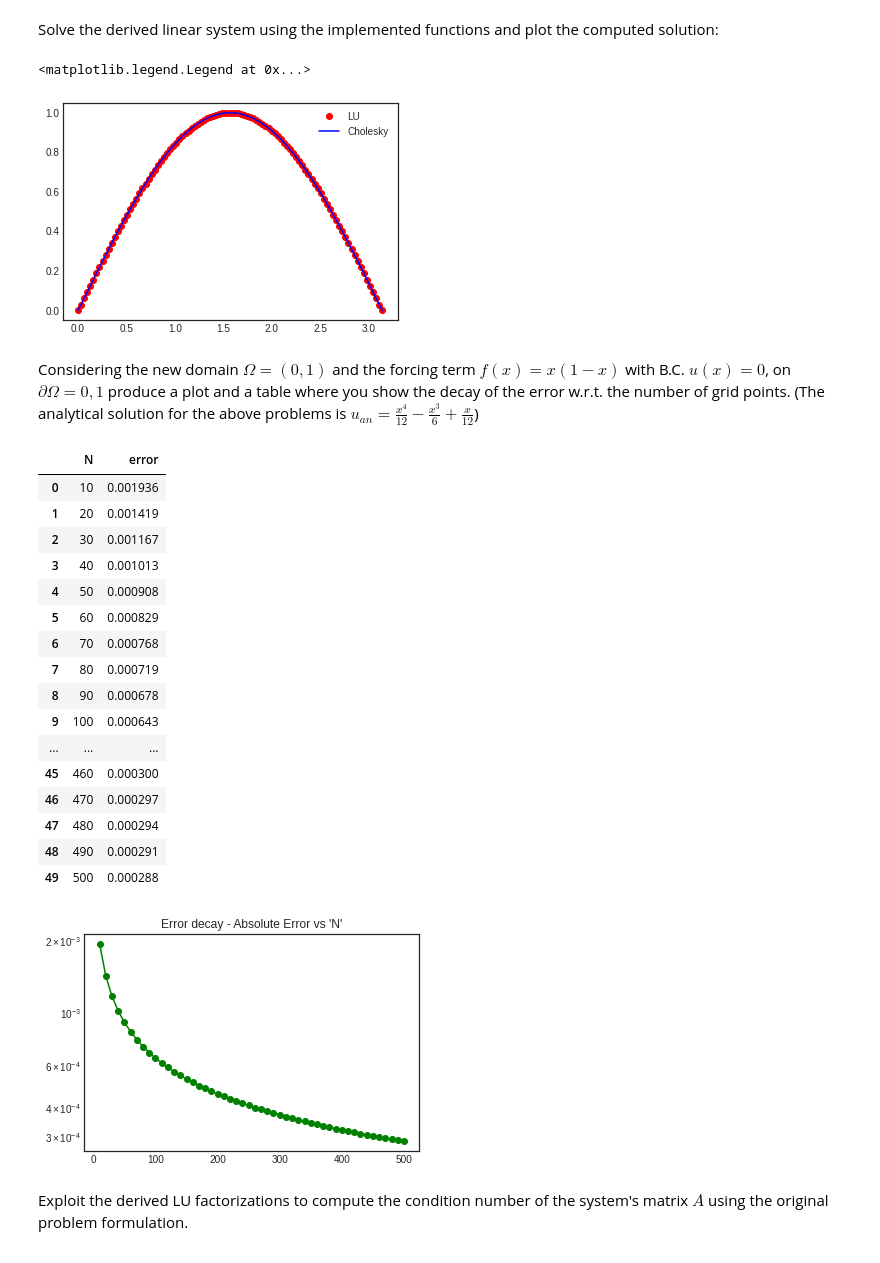
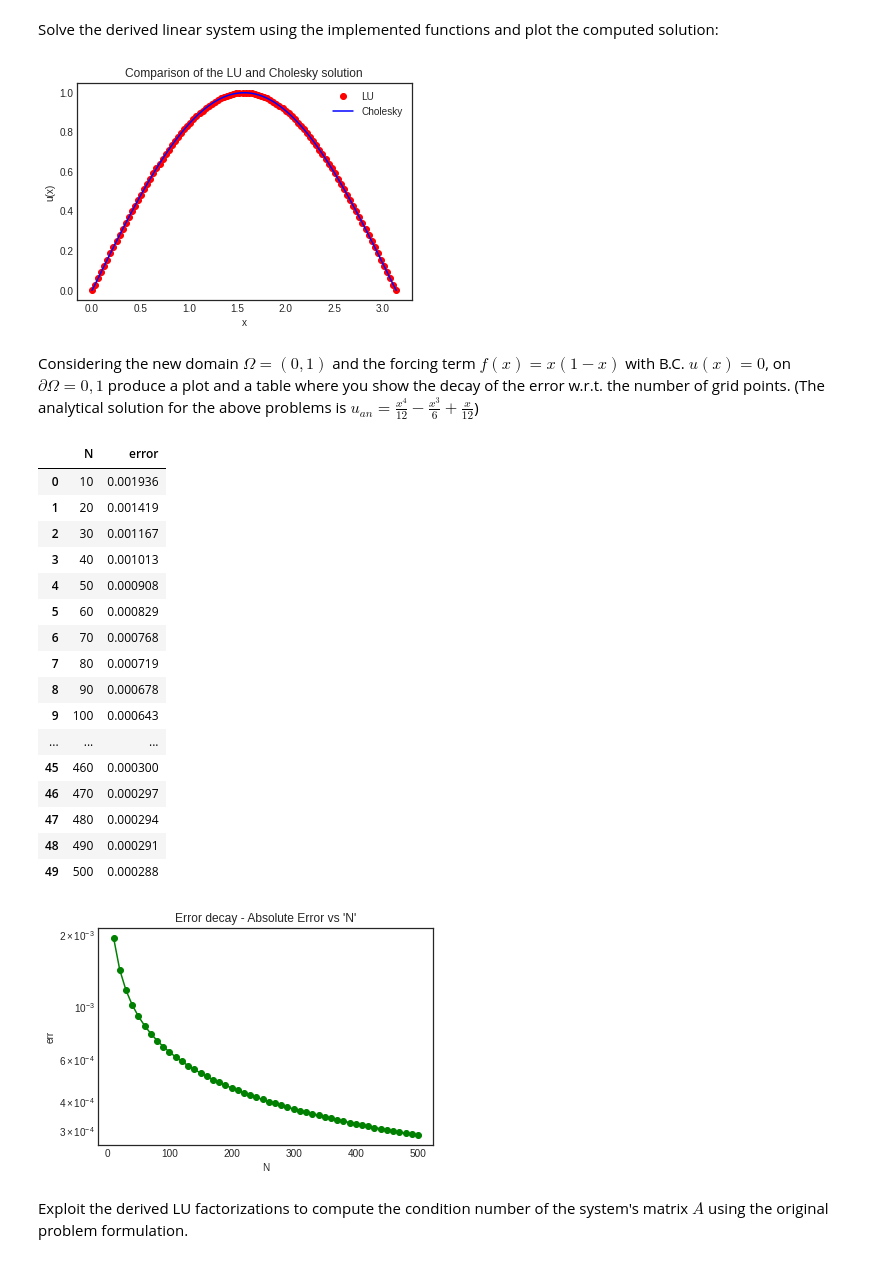
Before and after one commit to Sera91/2012-01_Stanford_CS228, a Jupyter notebook: Final_project_2021_2022_DiGioia.ipynb, the cells around one changed output. Saved outputs shown, nothing was run; the diff lists cells and outputs as text; code cells hidden in the pictures.

```diff
--- a/Final_project_2021_2022_DiGioia.ipynb
+++ b/Final_project_2021_2022_DiGioia.ipynb
@@ -158,18 +158,22 @@ Solve the derived linear system using the implemented functions and plot the com
 # %%
 
 y_LU = L_solve(L,b)
 u_LU = U_solve(U,y_LU)
 
 y_CH = L_solve(HT,b)
 u_CH = U_solve(H,y_CH)
 
 x=linspace(0,pi,n)
-_ = plt.plot(x,u_LU,'ro', label='LU' )
-_ = plt.plot(x,u_CH,'b', label='Cholesky')
+
+plt.title('Comparison of the LU and Cholesky solution')
+plt.xlabel('x')
+plt.ylabel('u(x)')
+plt.plot(x,u_LU,'ro', label='LU' )
+plt.plot(x,u_CH,'b', label='Cholesky')
 plt.legend(loc='best')
+plt.show()
 # %% [output]
-<matplotlib.legend.Legend at 0x...>
-[figure, old version]
+[figure, new version]
 # %% [markdown]
 Considering the new domain $\Omega = (0,1)$ and the forcing term $f(x) = x(1-x)$ with B.C. $u(x) = 0$, on $\partial \Omega = {0,1}$ produce a plot and a table where you show the decay of the error w.r.t. the number of grid points.
 (The analytical solution for the above problems is $u_{an} = \frac{x^4}{12} - \frac{x^3}{6} + \frac{x}{12}$)
@@ -203,6 +207,8 @@ display(Table_errors)
 
 #PLOT
 plt.title("Error decay - Absolute Error vs 'N'")
+plt.xlabel('N')
+plt.ylabel('err')
 _ = plt.semilogy(n_range, error_approx, 'o-',color='green')
 # %% [output]
 |  | N | error |
@@ -222,7 +228,7 @@ _ = plt.semilogy(n_range, error_approx, 'o-',color='green')
 | 47 | 480 | 0.000294 |
 | 48 | 490 | 0.000291 |
 | 49 | 500 | 0.000288 |
-[figure, old version]
+[figure, new version]
 # %% [markdown]
 Exploit the derived LU factorizations to compute the condition number of the system's matrix $A$ using the original problem formulation.
 # %%
```
Also changed, not shown: parts of 2 cells of this notebook.
